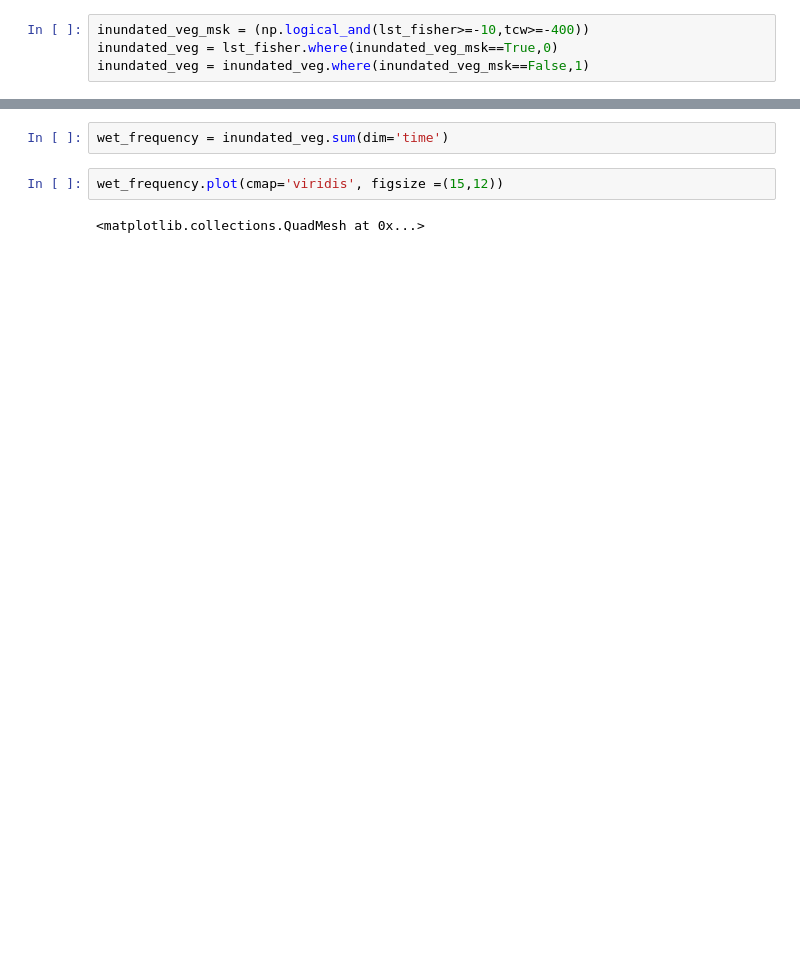
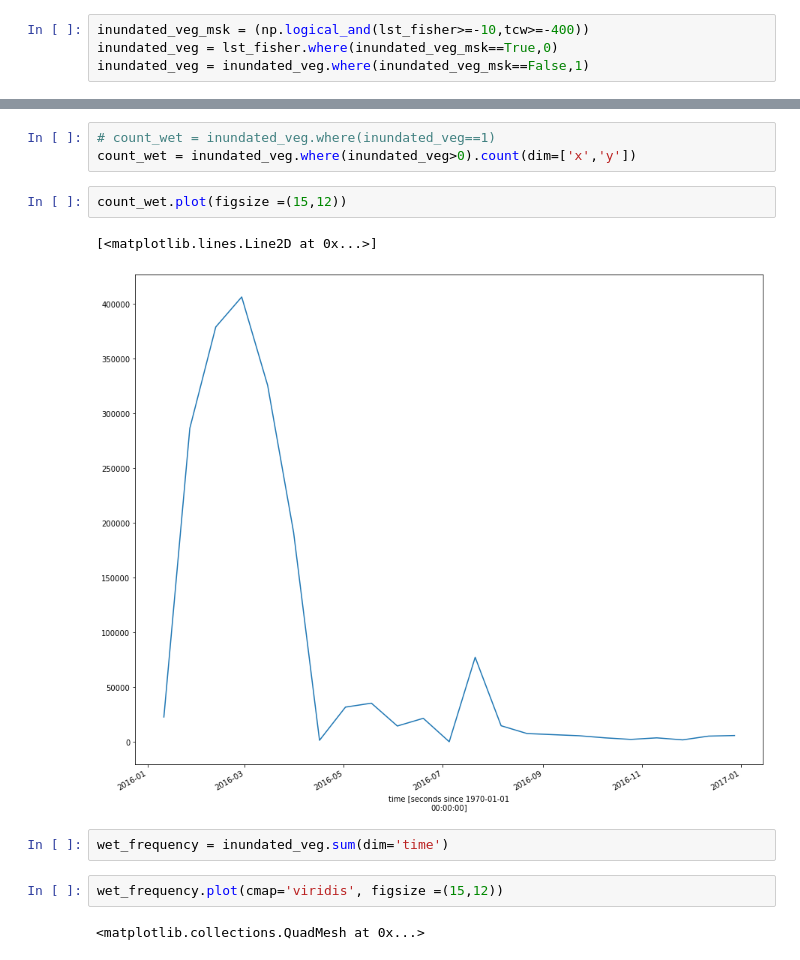
Before and after one commit to whatnick/dea-notebooks, a Jupyter notebook: Tasselled_Fisher_wet_veg/Tasselled-Fisher stack with wofs test Murry area.ipynb, the cells around one changed output, grey strips where cells are left out. Cells and saved outputs as stored; diff of their text form; blank space fills up the shorter version.

```diff
--- a/Tasselled_Fisher_wet_veg/Tasselled-Fisher stack with wofs test Murry area.ipynb
+++ b/Tasselled_Fisher_wet_veg/Tasselled-Fisher stack with wofs test Murry area.ipynb
@@ -229,3 +261,11 @@ inundated_veg.isel(time=0).plot(cmap='viridis', figsize =(15,12))
+# %%
+# count_wet = inundated_veg.where(inundated_veg==1)
+count_wet = inundated_veg.where(inundated_veg>0).count(dim=['x','y'])
+# %%
+count_wet.plot(figsize =(15,12))
+# %% [output]
+[<matplotlib.lines.Line2D at 0x...>]
+[figure, added]
 # %%
 wet_frequency = inundated_veg.sum(dim='time')
 # %%
```
Also changed, not shown: parts of 17 cells of this notebook, 2 other files.
